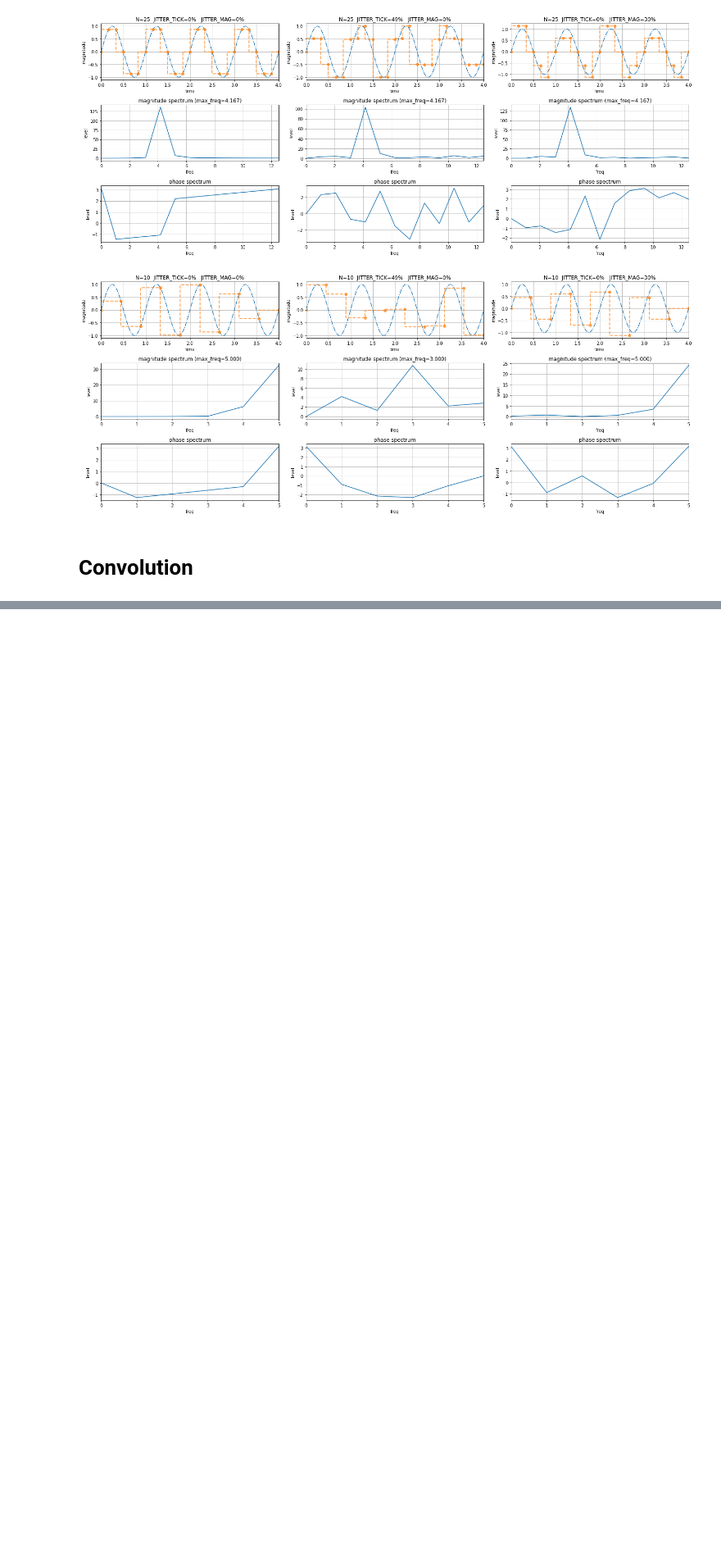
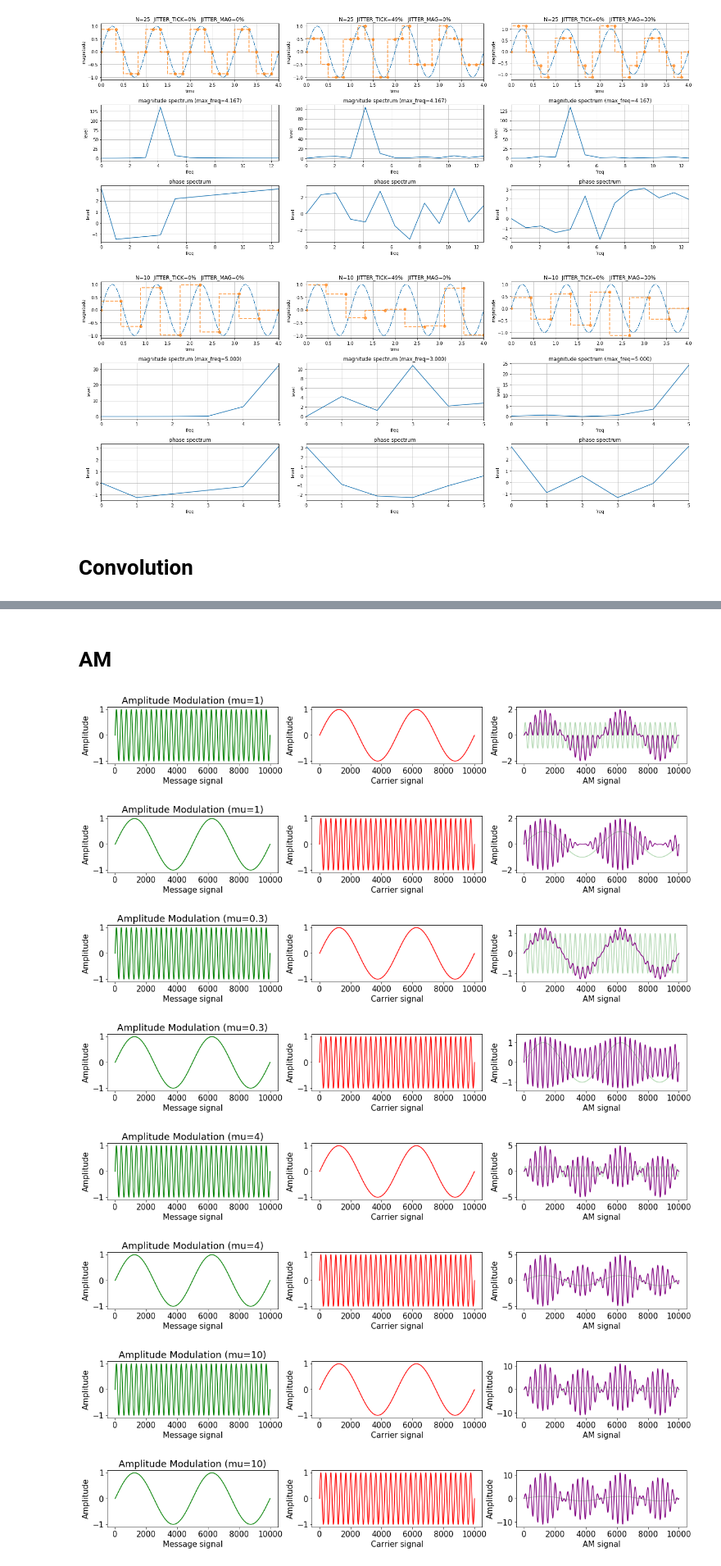
Before and after one commit to aliaksandr-master/dsp-learn, a Jupyter notebook: dsp-01.ipynb, the cells around one changed output, grey strips where cells are left out. Shown at 82% size. Cells and saved outputs as stored; diff of their text form; code cells hidden in the pictures; blank space fills up the shorter version.

```diff
--- a/dsp-01.ipynb
+++ b/dsp-01.ipynb
@@ -172,0 +166,49 @@ c = signal.convolve(a, b)
+# %% [markdown]
+# AM
+# %%
+t = np.linspace(0, 1, 10000)
+for f_c, f_m, mu in (
+    (2, 31, 1),
+    (31, 2, 1),
+    (2, 31, 0.3),
+    (31, 2, 0.3),
+    (2, 31, 4),
+    (31, 2, 4),
+    (2, 31, 10),
+    (31, 2, 10),
+):
+    fig = plt.figure(figsize=(20, 2))
+
+    carrier = np.sin(2*np.pi*f_c*t)
+    modulator = np.sin(2*np.pi*f_m*t)
+    product = (1+mu*modulator)*carrier
+
+    plt.subplot(1,3,1)
+    plt.title(f'Amplitude Modulation (mu={mu})')
+    plt.plot(modulator,'g')
+    plt.ylabel('Amplitude')
+    plt.xlabel('Message signal')
+
+    plt.subplot(1,3,2)
+    plt.plot(carrier, 'r')
+    plt.ylabel('Amplitude')
+    plt.xlabel('Carrier signal')
+
+    plt.subplot(1,3,3)
+    plt.plot(modulator,'g', alpha=0.3)
+    plt.plot(product, color="purple")
+    plt.ylabel('Amplitude')
+    plt.xlabel('AM signal')
+
+    plt.subplots_adjust(hspace=1)
+    plt.rc('font', size=15)
+    fig = plt.gcf()
+# %% [output]
+[figure, added]
+[figure, added]
+[figure, added]
+[figure, added]
+[figure, added]
+[figure, added]
+[figure, added]
+[figure, added]
```
Also changed, not shown: parts of 5 cells of this notebook, 1 other file.
